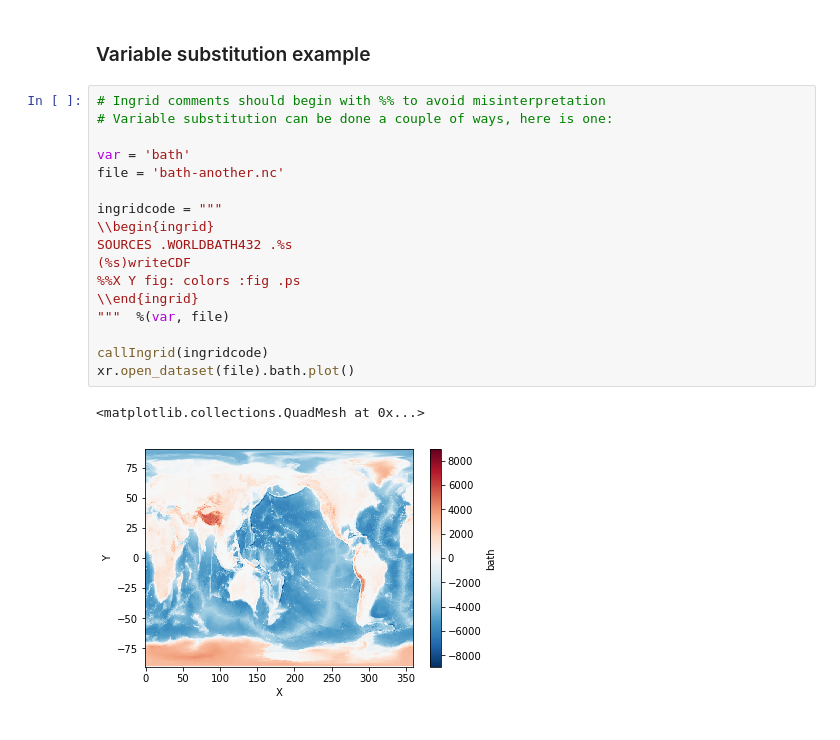
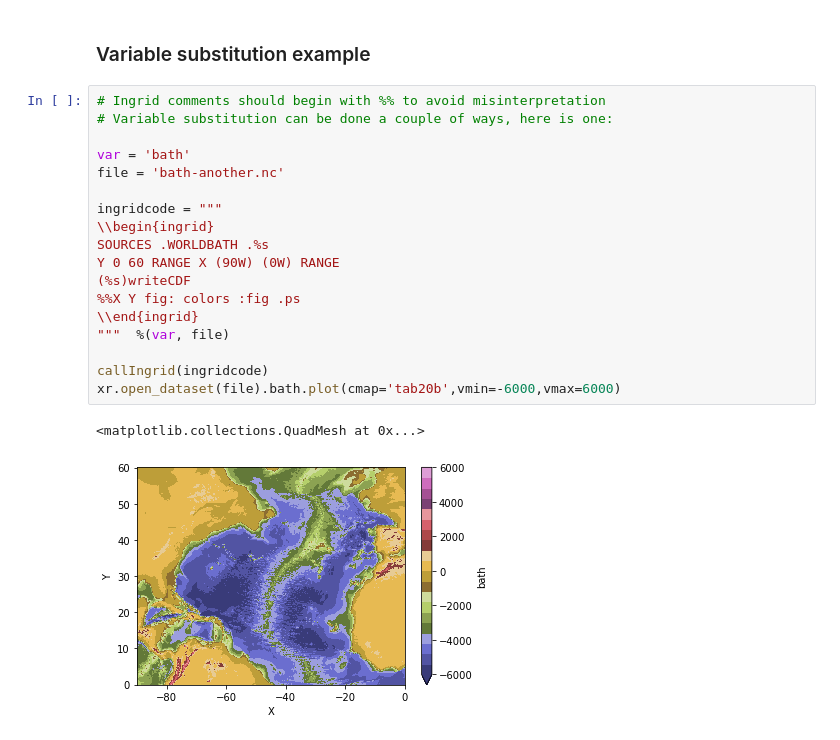
Before and after one commit to naomi-henderson/OCPhelp, a Jupyter notebook: IngridCodeAndOPeNDAP.ipynb, the cells around one changed output. Cells and saved outputs as stored; diff of their text form.

```diff
--- a/IngridCodeAndOPeNDAP.ipynb
+++ b/IngridCodeAndOPeNDAP.ipynb
@@ -64,20 +74,21 @@ assert dsURL.equals(dsCODE)
 # %%
 # Ingrid comments should begin with %% to avoid misinterpretation
 # Variable substitution can be done a couple of ways, here is one:
 
 var = 'bath'
 file = 'bath-another.nc'
 
 ingridcode = """
 \\begin{ingrid}
-SOURCES .WORLDBATH432 .%s
+SOURCES .WORLDBATH .%s
+Y 0 60 RANGE X (90W) (0W) RANGE
 (%s)writeCDF
 %%X Y fig: colors :fig .ps
 \\end{ingrid}
 """  %(var, file)
 
 callIngrid(ingridcode)
-xr.open_dataset(file).bath.plot()
+xr.open_dataset(file).bath.plot(cmap='tab20b',vmin=-6000,vmax=6000)
 # %% [output]
 <matplotlib.collections.QuadMesh at 0x...>
-[figure, old version]
+[figure, new version]
```
Also changed, not shown: parts of 6 cells of this notebook.
